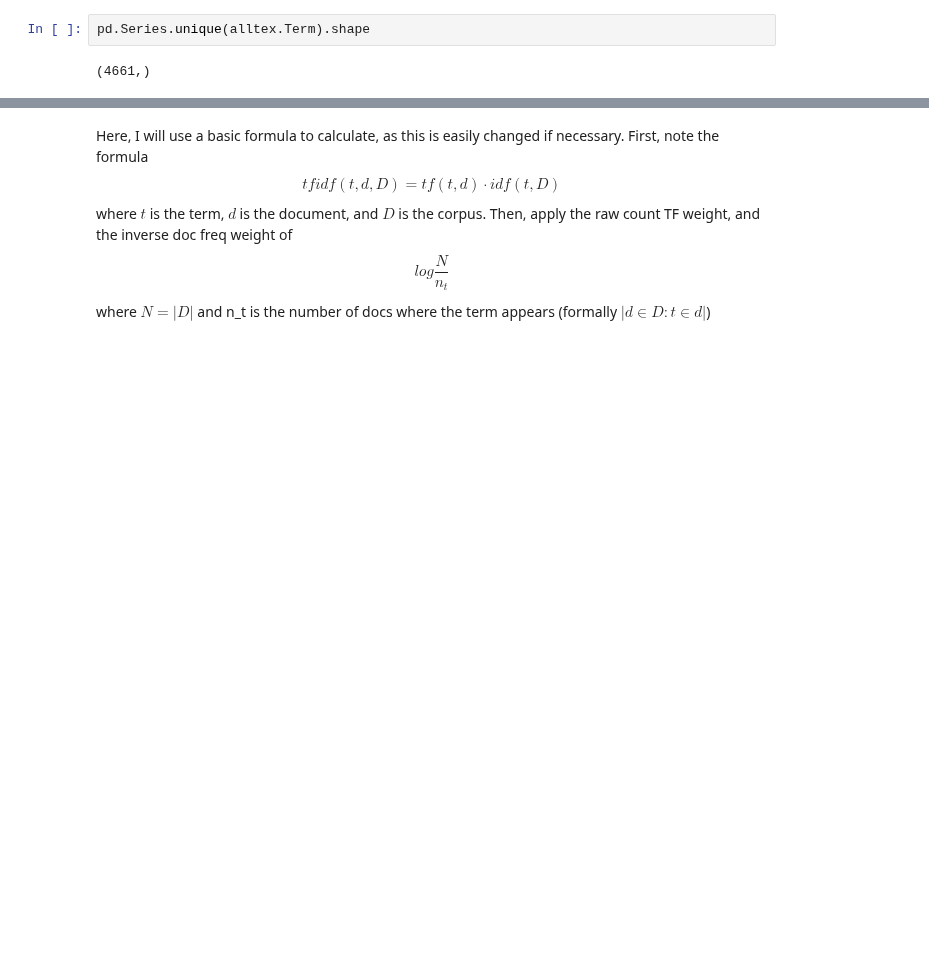
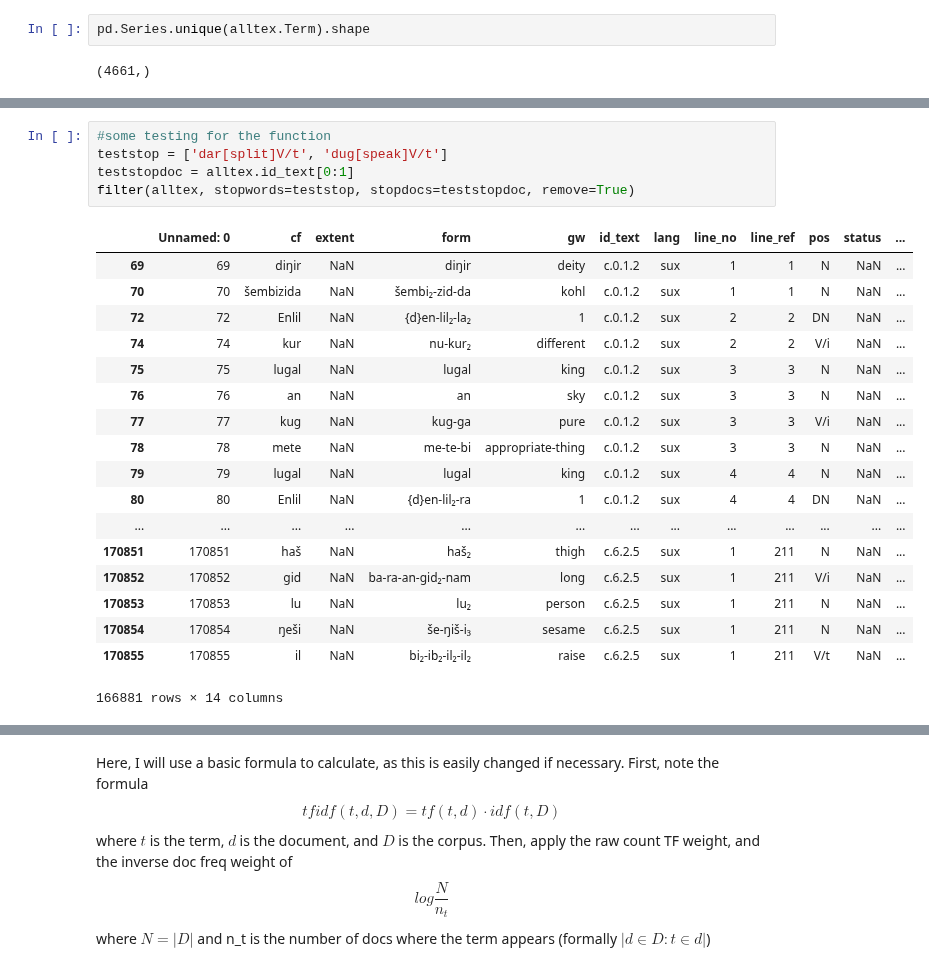
Before and after one commit to ds-modules/CUNEIF-102A, a Jupyter notebook: Erik/erikTFIDF.ipynb, the cells around one changed output, grey strips where cells are left out. Cells and saved outputs as stored; diff of their text form; blank space fills up the shorter version.

```diff
--- a/Erik/erikTFIDF.ipynb
+++ b/Erik/erikTFIDF.ipynb
@@ -95,0 +98,24 @@ pd.Series.unique(alltex.Term).shape
+# %%
+#some testing for the function
+teststop = ['dar[split]V/t', 'dug[speak]V/t']
+teststopdoc = alltex.id_text[0:1]
+filter(alltex, stopwords=teststop, stopdocs=teststopdoc, remove=True)
+# %% [output]
+|  | Unnamed: 0 | cf | extent | form | gw | id_text | lang | line_no | line_ref | pos | status | ... |
+| 69 | 69 | diŋir | NaN | diŋir | deity | c.0.1.2 | sux | 1 | 1 | N | NaN | ... |
+| 70 | 70 | šembizida | NaN | šembi₂-zid-da | kohl | c.0.1.2 | sux | 1 | 1 | N | NaN | ... |
+| 72 | 72 | Enlil | NaN | {d}en-lil₂-la₂ | 1 | c.0.1.2 | sux | 2 | 2 | DN | NaN | ... |
+| 74 | 74 | kur | NaN | nu-kur₂ | different | c.0.1.2 | sux | 2 | 2 | V/i | NaN | ... |
+| 75 | 75 | lugal | NaN | lugal | king | c.0.1.2 | sux | 3 | 3 | N | NaN | ... |
+| 76 | 76 | an | NaN | an | sky | c.0.1.2 | sux | 3 | 3 | N | NaN | ... |
+| 77 | 77 | kug | NaN | kug-ga | pure | c.0.1.2 | sux | 3 | 3 | V/i | NaN | ... |
+| 78 | 78 | mete | NaN | me-te-bi | appropriate-thing | c.0.1.2 | sux | 3 | 3 | N | NaN | ... |
+| 79 | 79 | lugal | NaN | lugal | king | c.0.1.2 | sux | 4 | 4 | N | NaN | ... |
+| 80 | 80 | Enlil | NaN | {d}en-lil₂-ra | 1 | c.0.1.2 | sux | 4 | 4 | DN | NaN | ... |
+| ... | ... | ... | ... | ... | ... | ... | ... | ... | ... | ... | ... | ... |
+| 170851 | 170851 | haš | NaN | haš₂ | thigh | c.6.2.5 | sux | 1 | 211 | N | NaN | ... |
+| 170852 | 170852 | gid | NaN | ba-ra-an-gid₂-nam | long | c.6.2.5 | sux | 1 | 211 | V/i | NaN | ... |
+| 170853 | 170853 | lu | NaN | lu₂ | person | c.6.2.5 | sux | 1 | 211 | N | NaN | ... |
+| 170854 | 170854 | ŋeši | NaN | še-ŋiš-i₃ | sesame | c.6.2.5 | sux | 1 | 211 | N | NaN | ... |
+| 170855 | 170855 | il | NaN | bi₂-ib₂-il₂-il₂ | raise | c.6.2.5 | sux | 1 | 211 | V/t | NaN | ... |
+166881 rows × 14 columns
```
Also changed, not shown: parts of 19 cells of this notebook.
